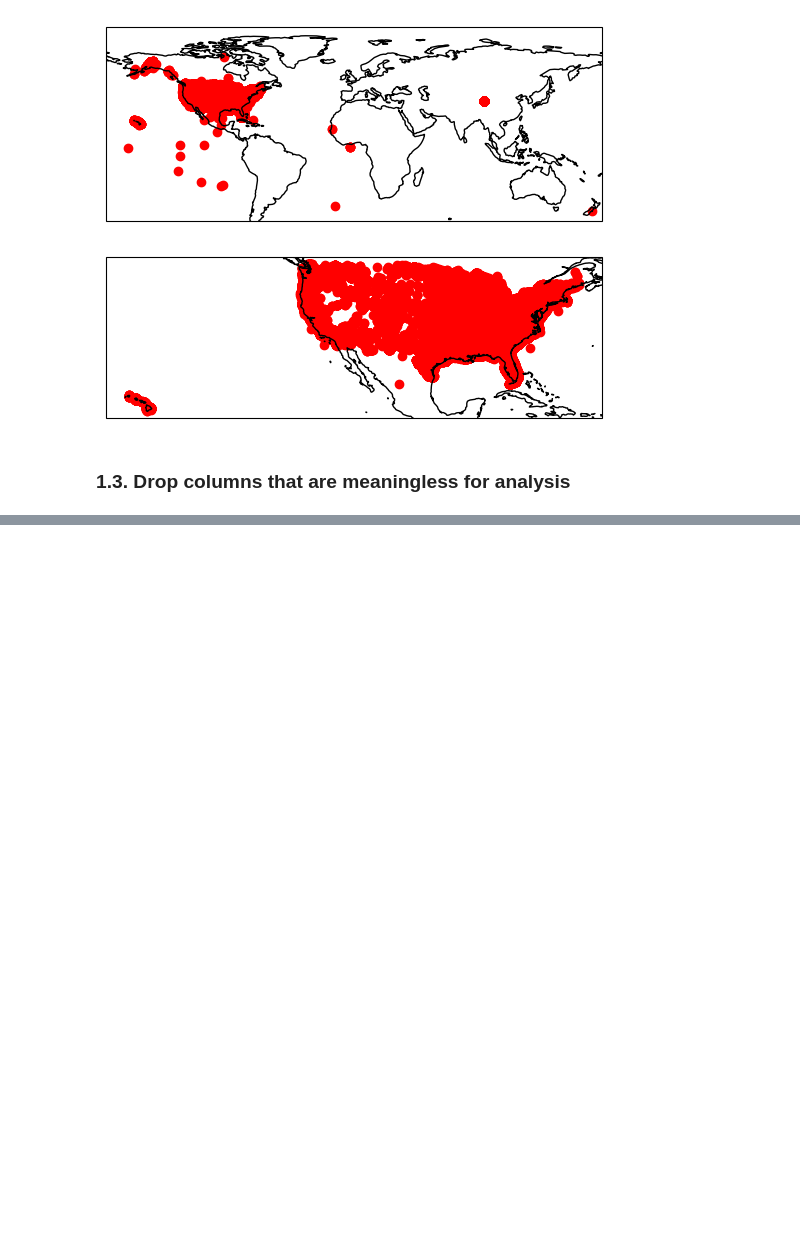
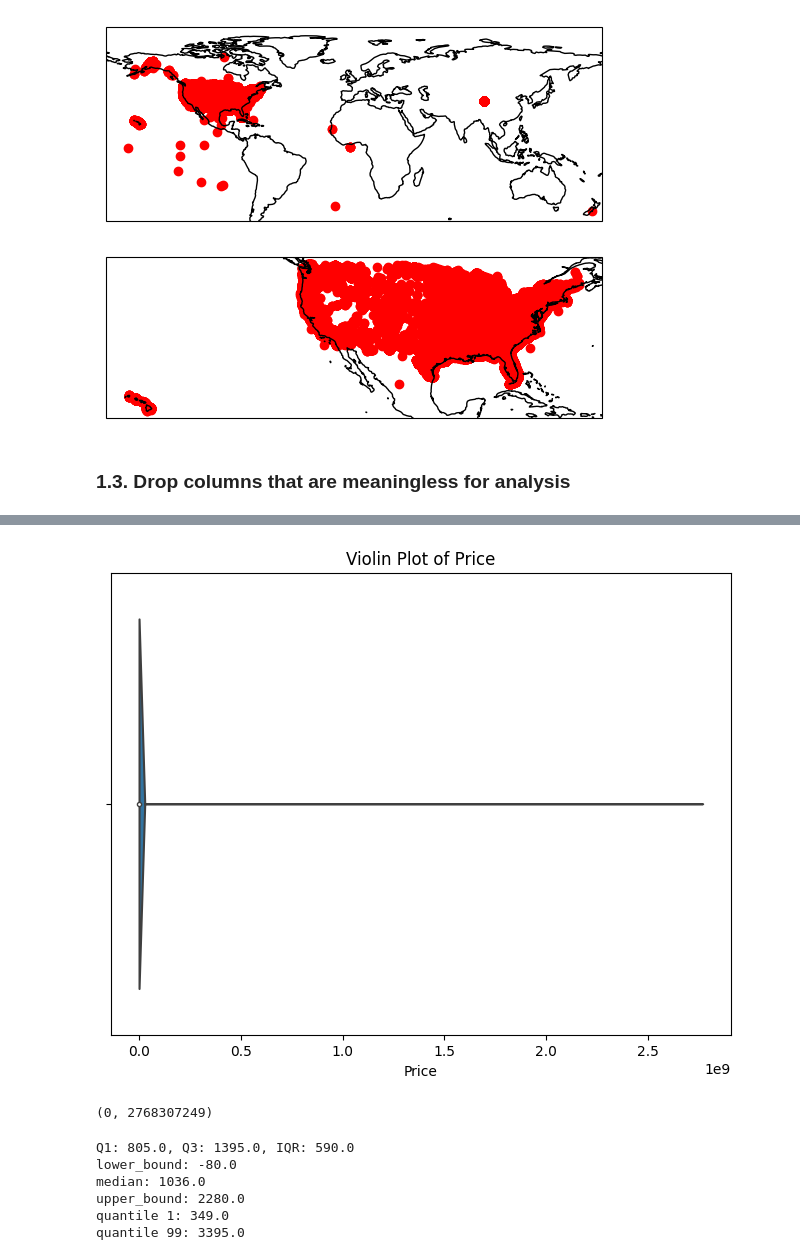
Before and after one commit to misha8347/Data-Gathering, a Jupyter notebook: final_exam/housing_analysis.ipynb, the cells around one changed output, grey strips where cells are left out. Drawn from its saved outputs; the diff is of its cells as text; code cells hidden in the pictures; blank space fills up the shorter version.

```diff
--- a/final_exam/housing_analysis.ipynb
+++ b/final_exam/housing_analysis.ipynb
@@ -128,0 +224,37 @@ df.drop(columns=['url', 'region_url', 'image_url'], inplace=True)
+# %%
+plt.figure(figsize=(8, 6))
+sns.violinplot(x=df['price'], inner='box')
+plt.title('Violin Plot of Price')
+plt.xlabel('Price')
+plt.show()
+# %% [output]
+[figure, added]
+# %%
+df['price'].min(), df['price'].max()
+# %% [output]
+(0, 2768307249)
+# %%
+Q1 = df['price'].quantile(0.25)
+Q3 = df['price'].quantile(0.75)
+IQR = Q3 - Q1
+lower_bound = Q1 - 1.5 * IQR
+upper_bound = Q3 + 1.5 * IQR
+
+print(f"Q1: {Q1}, Q3: {Q3}, IQR: {IQR}")
+print('lower_bound:', lower_bound)
+print('median:', df['price'].median())
+print('upper_bound:', upper_bound)
+
+quantile_1 = df['price'].quantile(0.01)
+quantile_99 = df['price'].quantile(0.99)
+print('quantile 1:', df['price'].quantile(0.01))
+print('quantile 99:', df['price'].quantile(0.99))
+
+df = df[(df['price'] >= quantile_1) & (df['price'] < quantile_99)]
+# %% [output]
+Q1: 805.0, Q3: 1395.0, IQR: 590.0
+lower_bound: -80.0
+median: 1036.0
+upper_bound: 2280.0
+quantile 1: 349.0
+quantile 99: 3395.0
```
Also changed, not shown: parts of 10 cells of this notebook.
